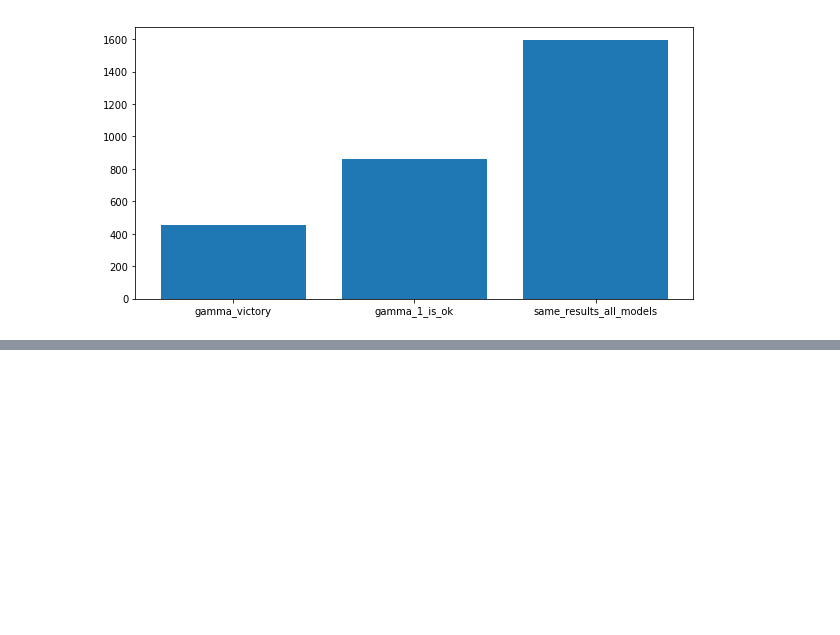
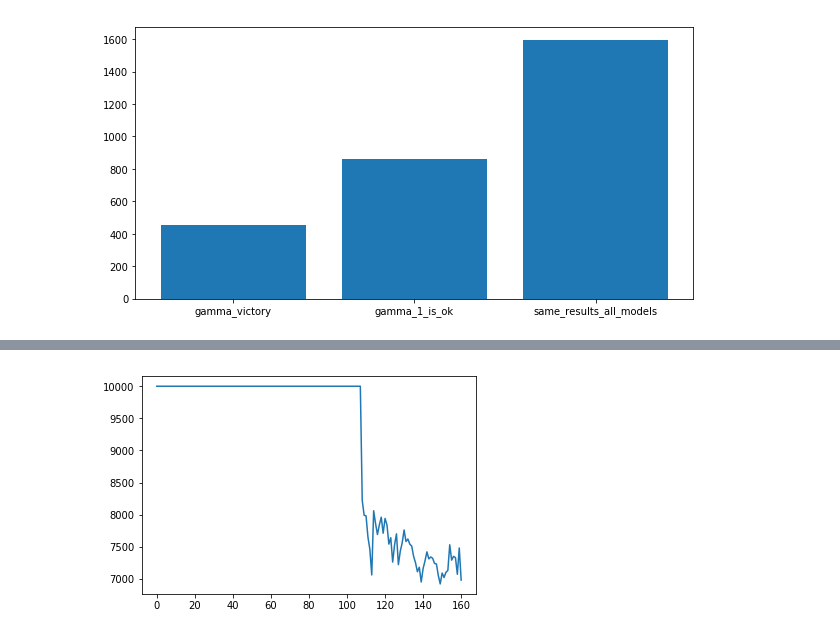
Before and after one commit to PetrGarm/CW_3course, a Jupyter notebook: CV_algorithm.ipynb, the cells around one changed output, grey strips where cells are left out. Cells and saved outputs as stored; diff of their text form; code cells hidden in the pictures; blank space fills up the shorter version.

```diff
--- a/CV_algorithm.ipynb
+++ b/CV_algorithm.ipynb
@@ -295,0 +357,4 @@ array([ 456,  859, 1594])
+# %%
+plt.plot(x);
+# %% [output]
+[figure, added]
```
Also changed, not shown: parts of 33 cells of this notebook.
